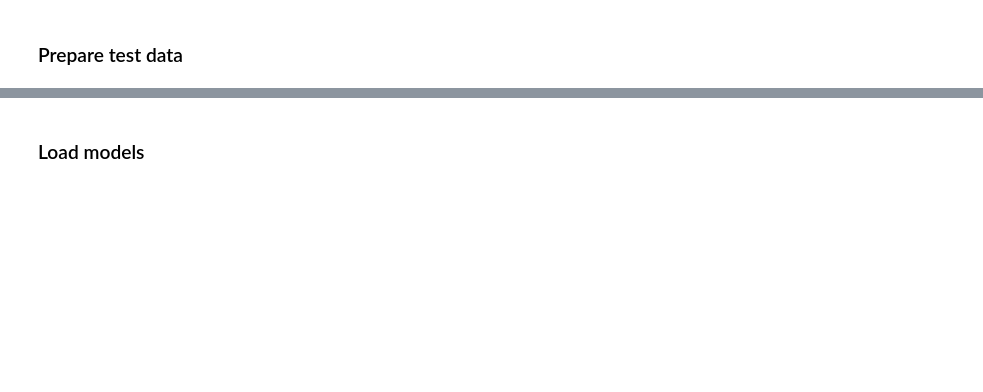
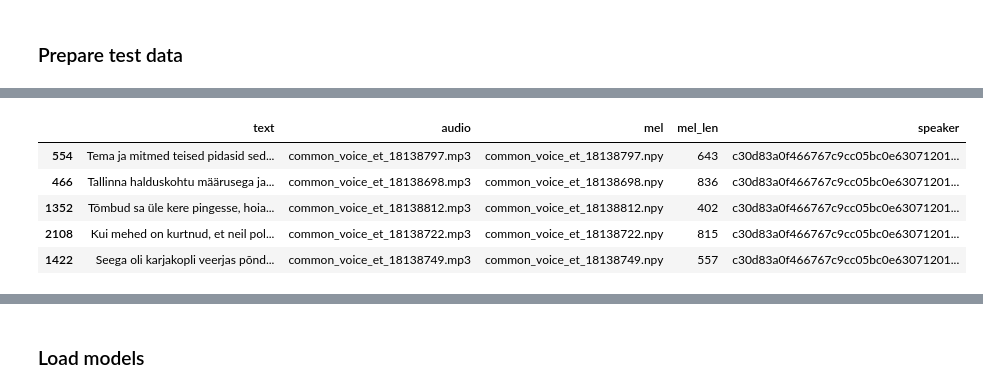
Before and after one commit to GeronimoOM/multi-speaker-tacotron2, a Jupyter notebook: speaker_encoder.ipynb, the cells around one changed output, grey strips where cells are left out. Saved outputs shown, nothing was run; the diff lists cells and outputs as text; code cells hidden in the pictures; blank space fills up the shorter version.

```diff
--- a/speaker_encoder.ipynb
+++ b/speaker_encoder.ipynb
@@ -154,3 +178,19 @@ test_konekorpus_sample.head()
+# %%
+test_common_voice_sample = []
+test_common_voice_speakers = test_common_voice.groupby('speaker'). \
+    filter(lambda s: sum(s['mel_len'] >= F) > 10)['speaker'].unique()
+for speaker in np.random.choice(test_common_voice_speakers, size=30, replace=False):
+    test_common_voice_sample.append(test_common_voice.loc[(test_common_voice['speaker'] == speaker) & \
+                                                          (test_common_voice['mel_len'] >= F)].sample(10))
+test_common_voice_sample = pd.concat(test_common_voice_sample)
+test_common_voice_sample.head()
+# %% [output]
+|  | text | audio | mel | mel_len | speaker |
+| 554 | Tema ja mitmed teised pidasid sed... | common_voice_et_18138797.mp3 | common_voice_et_18138797.npy | 643 | c30d83a0f466767c9cc05bc0e63071201... |
+| 466 | Tallinna halduskohtu määrusega ja... | common_voice_et_18138698.mp3 | common_voice_et_18138698.npy | 836 | c30d83a0f466767c9cc05bc0e63071201... |
+| 1352 | Tõmbud sa üle kere pingesse, hoia... | common_voice_et_18138812.mp3 | common_voice_et_18138812.npy | 402 | c30d83a0f466767c9cc05bc0e63071201... |
+| 2108 | Kui mehed on kurtnud, et neil pol... | common_voice_et_18138722.mp3 | common_voice_et_18138722.npy | 815 | c30d83a0f466767c9cc05bc0e63071201... |
+| 1422 | Seega oli karjakopli veerjas põnd... | common_voice_et_18138749.mp3 | common_voice_et_18138749.npy | 557 | c30d83a0f466767c9cc05bc0e63071201... |
 # %%
 test_vctk_sample = []
 for speaker in np.random.choice(test_vctk['speaker'].unique(), size=15, replace=False):
```
Also changed, not shown: parts of 35 cells of this notebook, 2 other files.
